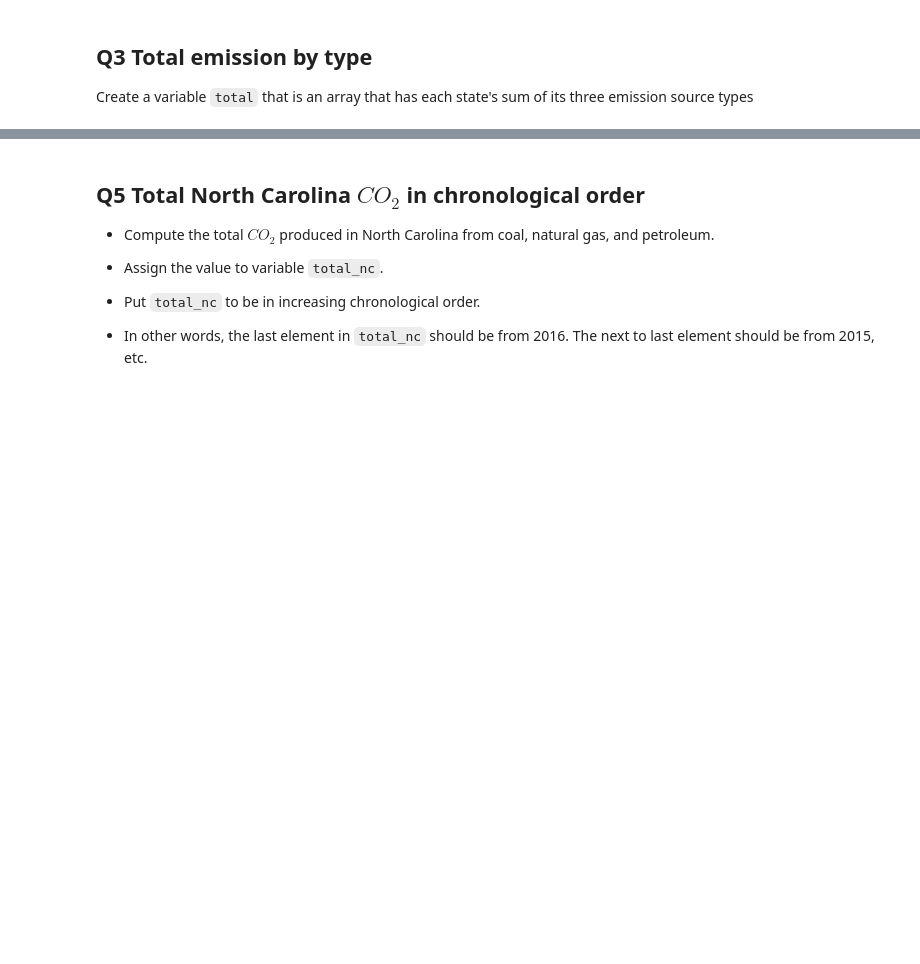
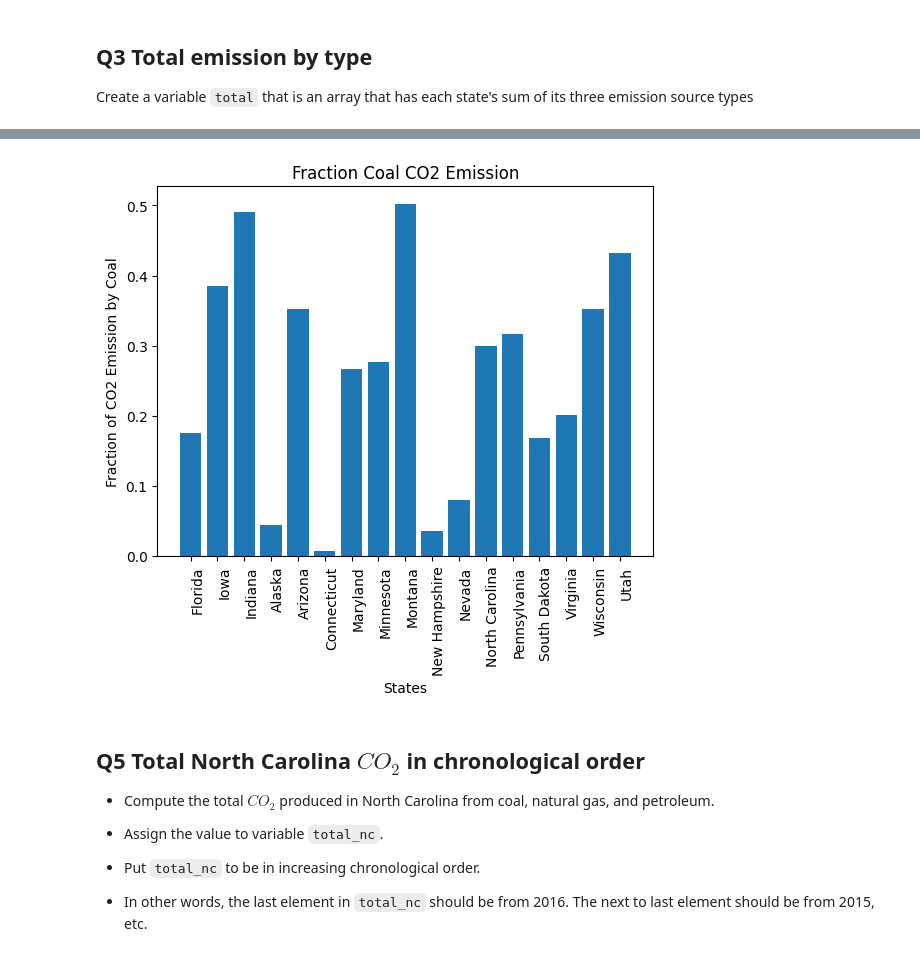
Before and after one commit to setiadha-unc/data720, a Jupyter notebook: Unit 6/Assignments/unit6_assignment.ipynb, the cells around one changed output, grey strips where cells are left out. Cells and saved outputs as stored; diff of their text form; code cells hidden in the pictures; blank space fills up the shorter version.

```diff
--- a/Unit 6/Assignments/unit6_assignment.ipynb
+++ b/Unit 6/Assignments/unit6_assignment.ipynb
@@ -173,10 +216,18 @@ For each state, plot the fraction of $CO_2$ emissions that are attributable to c
 # %%
 # cell 17 of 25
 
+coal_fraction = states_co2_pd["coal"] / (states_co2_pd["coal"] + states_co2_pd["natural gas"] + states_co2_pd["petroleum"])
 # Add title, x labels, y labels, and xticks
-plt.bar(range(len(???)), <data>)
-other statements to decorate the plot
+plt.bar(range(len(coal_fraction)), coal_fraction)
+plt.title('Fraction Coal CO2 Emission')
+plt.ylabel('Fraction of CO2 Emission by Coal')
+plt.xlabel('States')
+plt.xticks(ticks=range(len(states_name)), labels=states_name, rotation=90, ha="right", rotation_mode="anchor")
+
+# other statements to decorate the plot
 q4_graph = plt.gcf() # DO NOT TOUCH THIS LINE. ENSURE IT'S THE LAST LINE IN THIS CELL
+# %% [output]
+[figure, added]
 # %% [markdown]
 ## Q5 Total North Carolina $CO_2$ in chronological order
 
```
Also changed, not shown: parts of 10 cells of this notebook, 15 other files.
